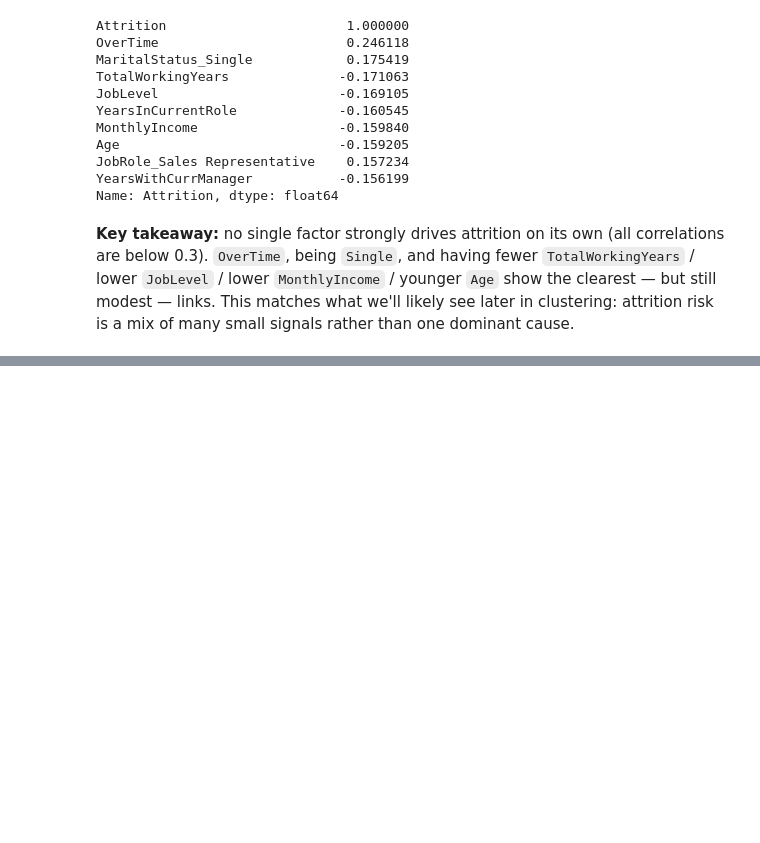
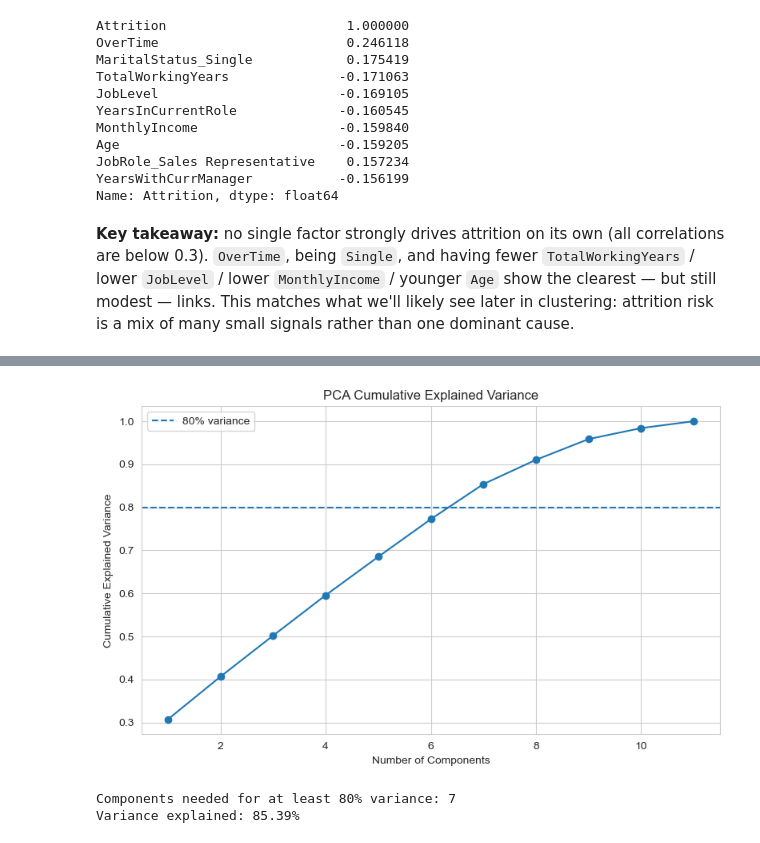
Before and after one commit to iradukunda123/-group08-flight-risk, a Jupyter notebook: group08-flight-risk.ipynb, the cells around one changed output, grey strips where cells are left out. Saved outputs shown, nothing was run; the diff lists cells and outputs as text; code cells hidden in the pictures; blank space fills up the shorter version.

```diff
--- a/group08-flight-risk.ipynb
+++ b/group08-flight-risk.ipynb
@@ -330,0 +514,41 @@ than one dominant cause.
+# %%
+plt.figure(figsize=(8, 5))
+
+plt.plot(
+    range(1, len(cumulative_variance) + 1),
+    cumulative_variance,
+    marker="o"
+)
+
+plt.axhline(
+    0.80,
+    linestyle="--",
+    label="80% variance"
+)
+
+plt.xlabel("Number of Components")
+plt.ylabel("Cumulative Explained Variance")
+plt.title("PCA Cumulative Explained Variance")
+
+plt.legend()
+plt.tight_layout()
+plt.show()
+# %% [output]
+[figure, added]
+# %%
+n_components_80 = np.argmax(
+    cumulative_variance >= 0.80
+) + 1
+
+print(
+    f"Components needed for at least 80% variance: "
+    f"{n_components_80}"
+)
+
+print(
+    f"Variance explained: "
+    f"{cumulative_variance[n_components_80 - 1]:.2%}"
+)
+# %% [output]
+Components needed for at least 80% variance: 7
+Variance explained: 85.39%
```
Also changed, not shown: parts of 41 cells of this notebook, 6 other files.
